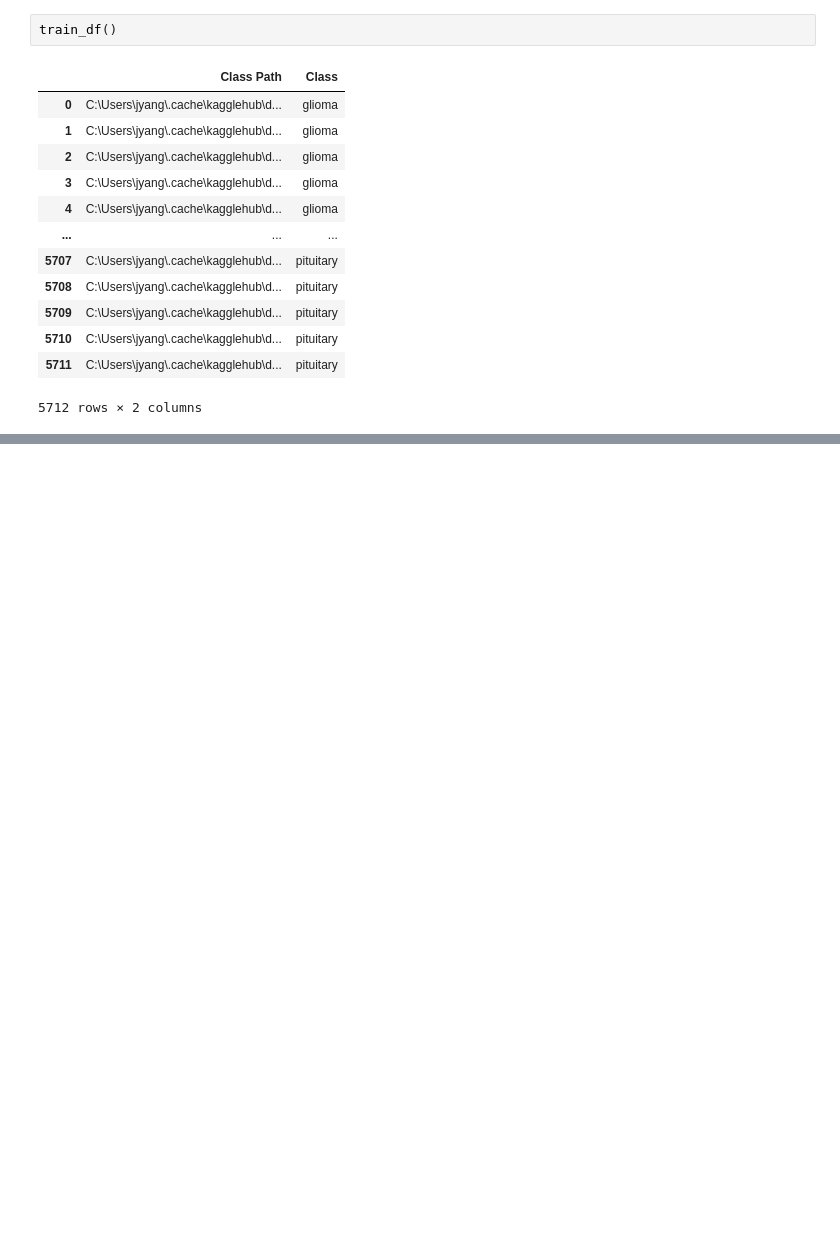
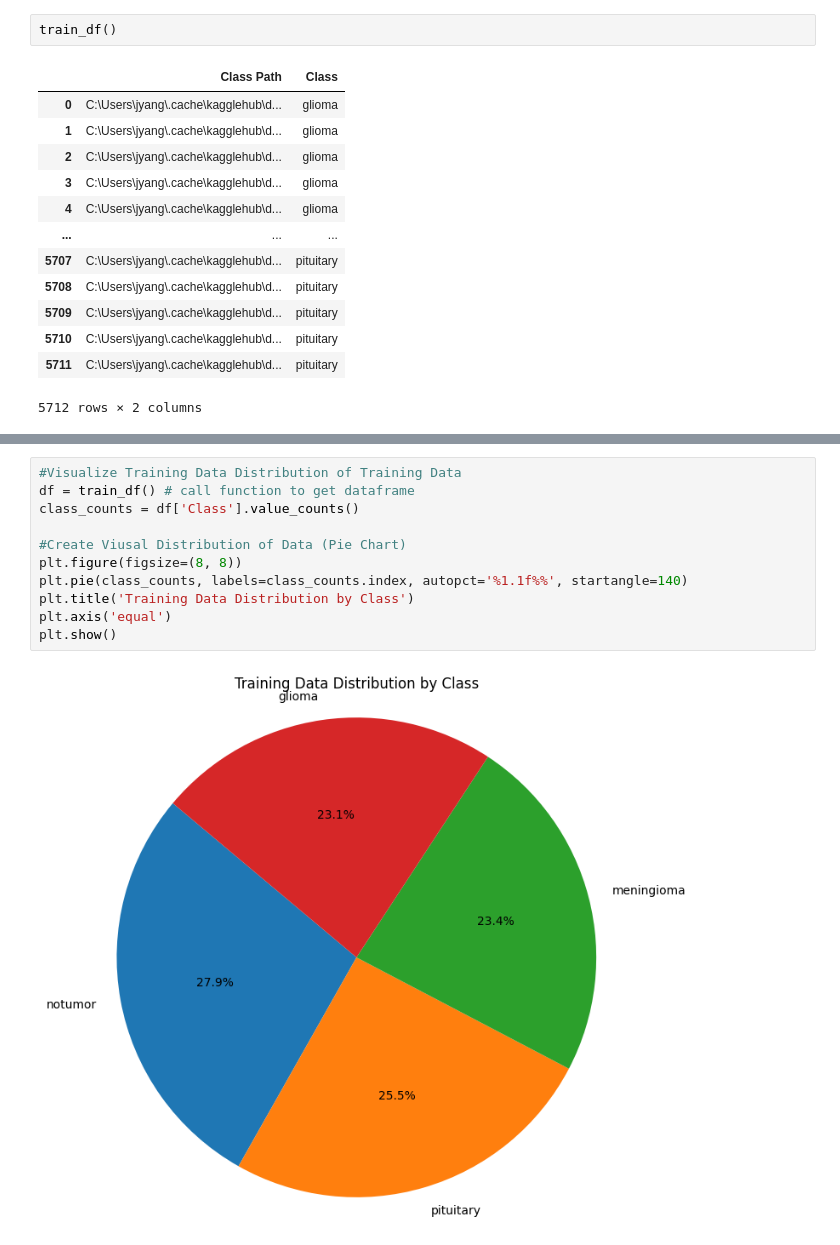
Before and after one commit to Jyang042/AI-Betts-Group-7, a Jupyter notebook: AI-Betts.ipynb, the cells around one changed output, grey strips where cells are left out. Cells and saved outputs as stored; diff of their text form; blank space fills up the shorter version.

Commit message:
Update AI-Betts.ipynb
Added Code blocks to now display percentages of data distribution between tumor types and no tumor

```diff
--- a/AI-Betts.ipynb
+++ b/AI-Betts.ipynb
@@ -122,0 +105,13 @@ test_df()
+# %%
+#Visualize Training Data Distribution of Training Data
+df = train_df() # call function to get dataframe
+class_counts = df['Class'].value_counts()
+
+#Create Viusal Distribution of Data (Pie Chart)
+plt.figure(figsize=(8, 8))
+plt.pie(class_counts, labels=class_counts.index, autopct='%1.1f%%', startangle=140)
+plt.title('Training Data Distribution by Class')
+plt.axis('equal')
+plt.show()
+# %% [output]
+[figure, added]
```
Also changed, not shown: parts of 4 cells of this notebook.
